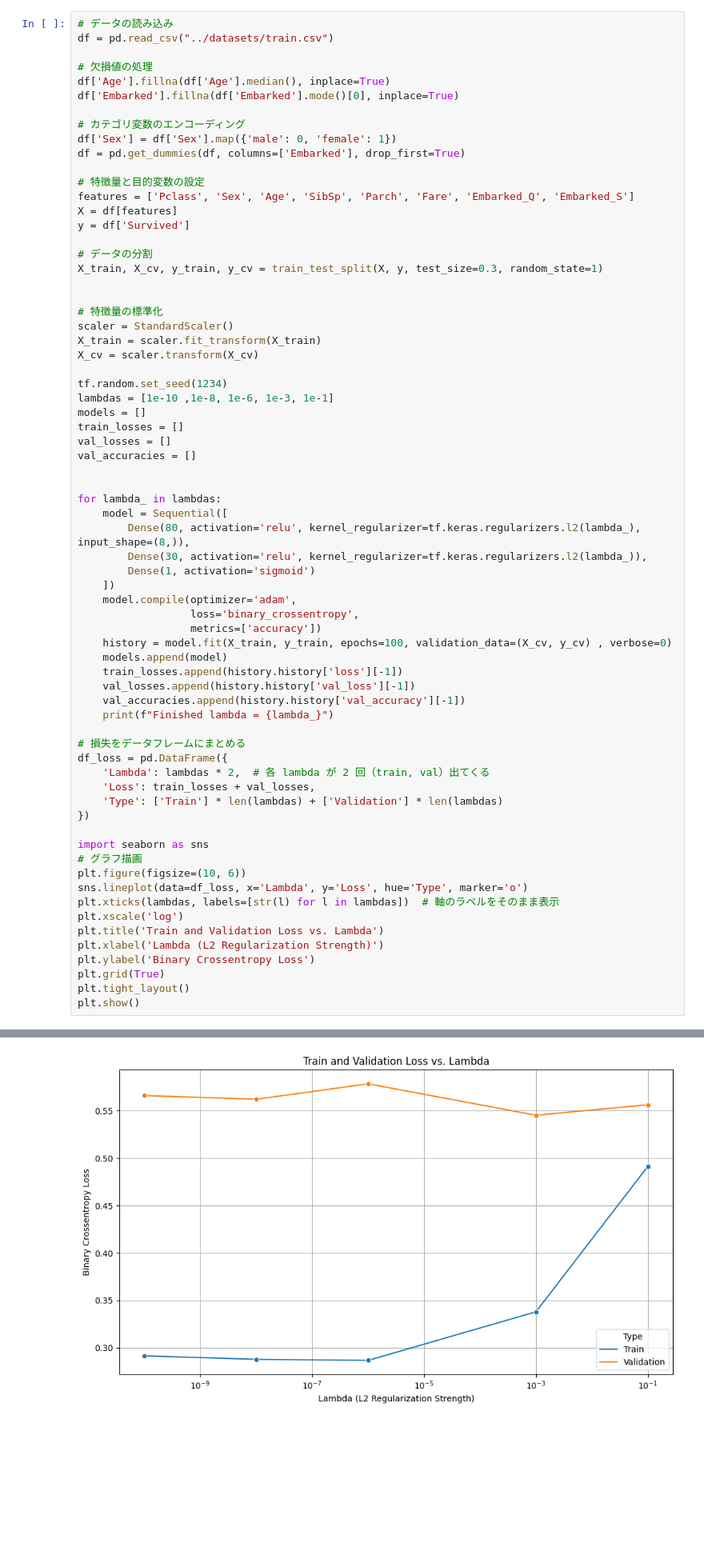
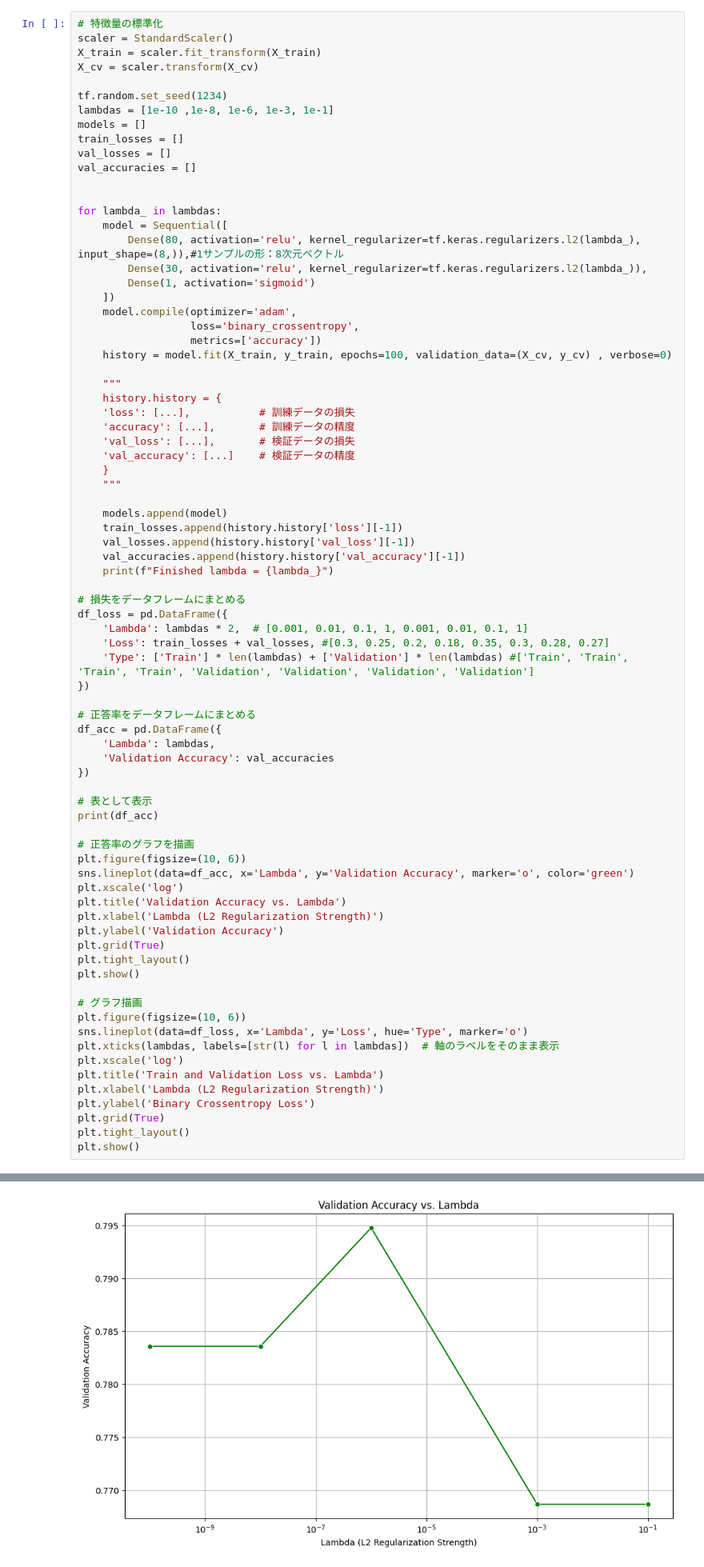
Before and after one commit to shin1300/machine_learning, a Jupyter notebook: notebooks/regularization.ipynb, the cells around one changed output, grey strips where cells are left out. Shown at 80% size. Saved outputs shown, nothing was run; the diff lists cells and outputs as text; blank space fills up the shorter version.

```diff
--- a/notebooks/regularization.ipynb
+++ b/notebooks/regularization.ipynb
@@ -100,24 +146,4 @@ plt.show()
 # %%
-# データの読み込み
-df = pd.read_csv("../datasets/train.csv")
-
-# 欠損値の処理
-df['Age'].fillna(df['Age'].median(), inplace=True)
-df['Embarked'].fillna(df['Embarked'].mode()[0], inplace=True)
-
-# カテゴリ変数のエンコーディング
-df['Sex'] = df['Sex'].map({'male': 0, 'female': 1})
-df = pd.get_dummies(df, columns=['Embarked'], drop_first=True)
-
-# 特徴量と目的変数の設定
-features = ['Pclass', 'Sex', 'Age', 'SibSp', 'Parch', 'Fare', 'Embarked_Q', 'Embarked_S']
-X = df[features]
-y = df['Survived']
-
-# データの分割
-X_train, X_cv, y_train, y_cv = train_test_split(X, y, test_size=0.3, random_state=1)
-
-
 # 特徴量の標準化
 scaler = StandardScaler()
 X_train = scaler.fit_transform(X_train)
@@ -133,7 +159,7 @@ val_accuracies = []
 
 for lambda_ in lambdas:
     model = Sequential([
-        Dense(80, activation='relu', kernel_regularizer=tf.keras.regularizers.l2(lambda_), input_shape=(8,)),
+        Dense(80, activation='relu', kernel_regularizer=tf.keras.regularizers.l2(lambda_), input_shape=(8,)),#1サンプルの形：8次元ベクトル
         Dense(30, activation='relu', kernel_regularizer=tf.keras.regularizers.l2(lambda_)),
         Dense(1, activation='sigmoid')
     ])
@@ -141,6 +167,16 @@ for lambda_ in lambdas:
                   loss='binary_crossentropy',
                   metrics=['accuracy'])
     history = model.fit(X_train, y_train, epochs=100, validation_data=(X_cv, y_cv) , verbose=0)
+
+    """
+    history.history = {
+    'loss': [...],           # 訓練データの損失
+    'accuracy': [...],       # 訓練データの精度
+    'val_loss': [...],       # 検証データの損失
+    'val_accuracy': [...]    # 検証データの精度
+    }
+    """
+
     models.append(model)
     train_losses.append(history.history['loss'][-1])
     val_losses.append(history.history['val_loss'][-1])
@@ -149,12 +185,31 @@ for lambda_ in lambdas:
 
 # 損失をデータフレームにまとめる
 df_loss = pd.DataFrame({
-    'Lambda': lambdas * 2,  # 各 lambda が 2 回（train, val）出てくる
-    'Loss': train_losses + val_losses,
-    'Type': ['Train'] * len(lambdas) + ['Validation'] * len(lambdas)
+    'Lambda': lambdas * 2,  # [0.001, 0.01, 0.1, 1, 0.001, 0.01, 0.1, 1]
+    'Loss': train_losses + val_losses, #[0.3, 0.25, 0.2, 0.18, 0.35, 0.3, 0.28, 0.27]
+    'Type': ['Train'] * len(lambdas) + ['Validation'] * len(lambdas) #['Train', 'Train', 'Train', 'Train', 'Validation', 'Validation', 'Validation', 'Validation']
 })
 
-import seaborn as sns
+# 正答率をデータフレームにまとめる
+df_acc = pd.DataFrame({
+    'Lambda': lambdas,
+    'Validation Accuracy': val_accuracies
+})
+
+# 表として表示
+print(df_acc)
+
+# 正答率のグラフを描画
+plt.figure(figsize=(10, 6))
+sns.lineplot(data=df_acc, x='Lambda', y='Validation Accuracy', marker='o', color='green')
+plt.xscale('log')
+plt.title('Validation Accuracy vs. Lambda')
+plt.xlabel('Lambda (L2 Regularization Strength)')
+plt.ylabel('Validation Accuracy')
+plt.grid(True)
+plt.tight_layout()
+plt.show()
+
 # グラフ描画
 plt.figure(figsize=(10, 6))
 sns.lineplot(data=df_loss, x='Lambda', y='Loss', hue='Type', marker='o')
@@ -175 +236 @@ Finished lambda = 0.1
-[figure, old version]
+[figure, new version]
```
Also changed, not shown: parts of 3 cells of this notebook, 6 other files.
